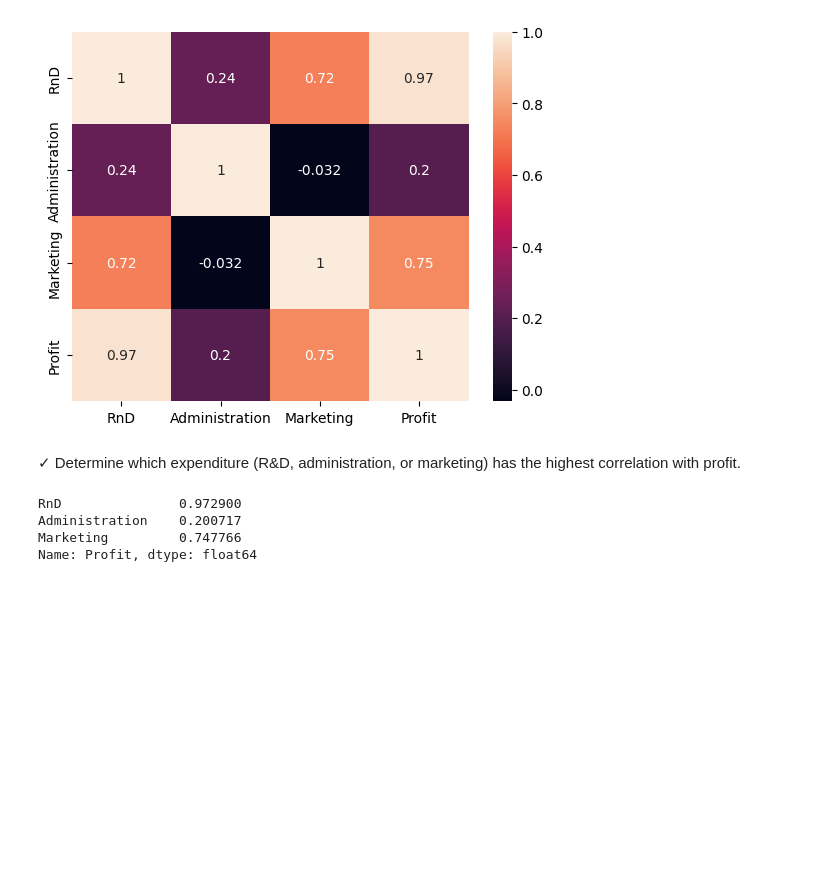
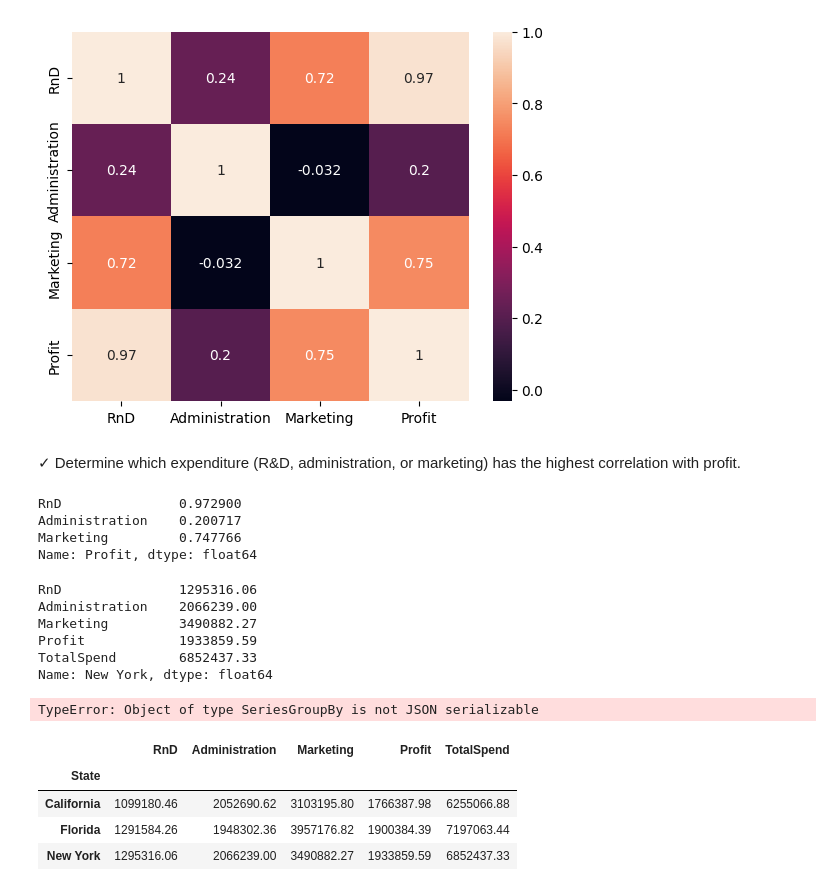
Before and after one commit to Chirantan2/StartupsDataVisualisation, a Jupyter notebook: code.ipynb, the cells around one changed output. Cells and saved outputs as stored; diff of their text form; code cells hidden in the pictures; blank space fills up the shorter version.

```diff
--- a/code.ipynb
+++ b/code.ipynb
@@ -151,3 +214,50 @@ RnD               0.972900
 Administration    0.200717
 Marketing         0.747766
 Name: Profit, dtype: float64
+# %%
+df = data
+for i in df.iterrows():
+    df2 = i[1]
+print(df2)
+# for index, row in df.iterrows():
+#     state = row['State']
+#     rnd = row['RnD']
+#     administration = row['Administration']
+#     marketing = row['Marketing']
+#     total = row['Total']
+
+#     labels = ['R&D', 'Administration', 'Marketing']
+#     values = [rnd, administration, marketing]
+
+#     fig = go.Figure(data=[go.Pie(labels=labels, values=values)])
+#     fig.update_layout(title=f'State: {state} - Spending Distribution', title_font_size=20)
+#     fig.show()
+# %% [output]
+RnD               1295316.06
+Administration    2066239.00
+Marketing         3490882.27
+Profit            1933859.59
+TotalSpend        6852437.33
+Name: New York, dtype: float64
+# %%
+state = [i for i in startups['State'].unique()]
+rnd = df['RnD']
+administration = df['Administration'].groupby(by=df.index)
+marketing = df['Marketing']
+total = df['TotalSpend']
+
+labels = ['RnD', 'Administration', 'Marketing']
+values = [rnd, administration, marketing]
+
+fig = px.pie(df, names=labels, values=values, title=f'State: {state} - Spending Distribution')
+fig.show()
+# %% [output]
+TypeError: Object of type SeriesGroupBy is not JSON serializable
+# %%
+data
+# %% [output]
+|  | RnD | Administration | Marketing | Profit | TotalSpend |
+| State |  |  |  |  |  |
+| California | 1099180.46 | 2052690.62 | 3103195.80 | 1766387.98 | 6255066.88 |
+| Florida | 1291584.26 | 1948302.36 | 3957176.82 | 1900384.39 | 7197063.44 |
+| New York | 1295316.06 | 2066239.00 | 3490882.27 | 1933859.59 | 6852437.33 |
```
Also changed, not shown: parts of 15 cells of this notebook, 1 other file.
